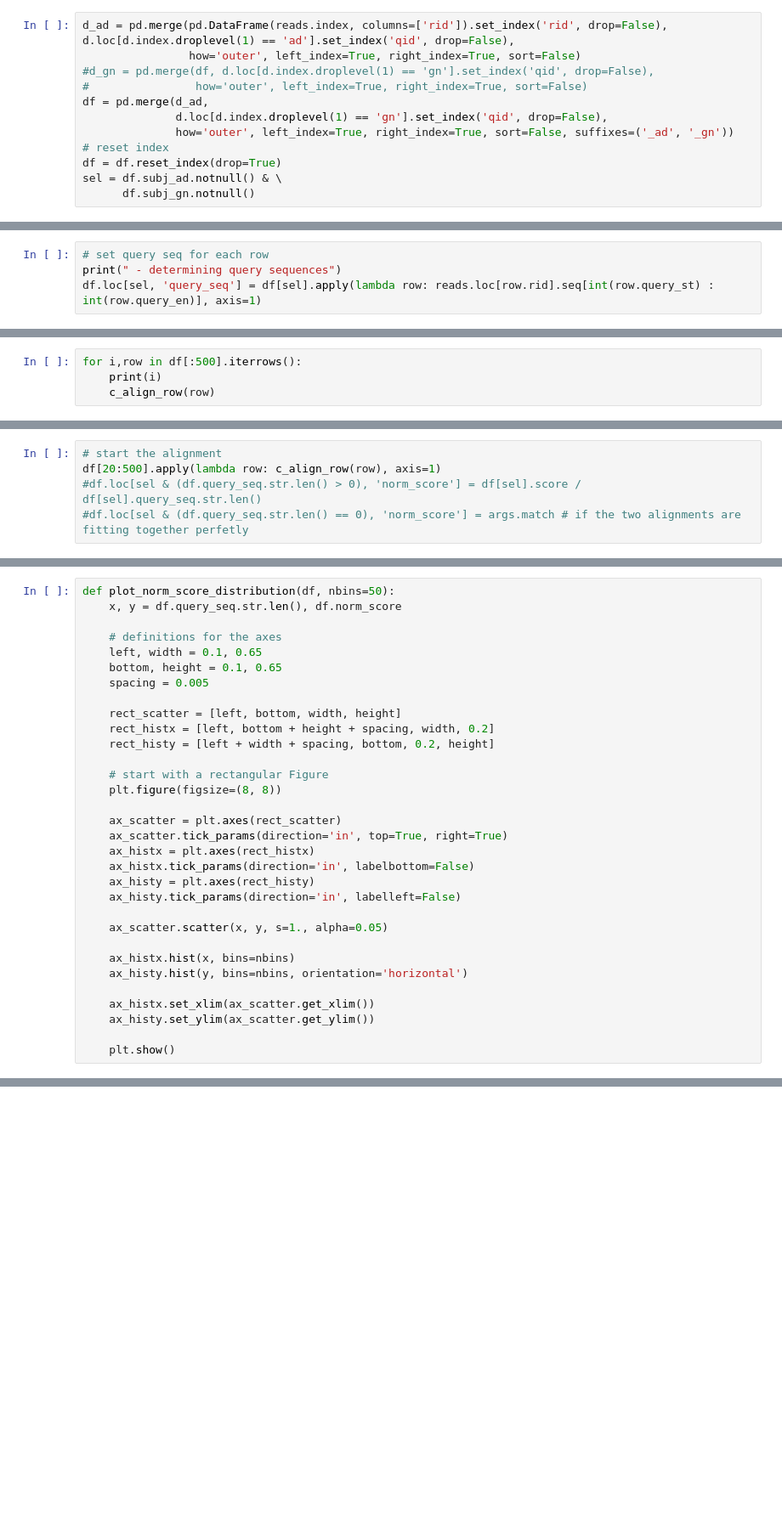
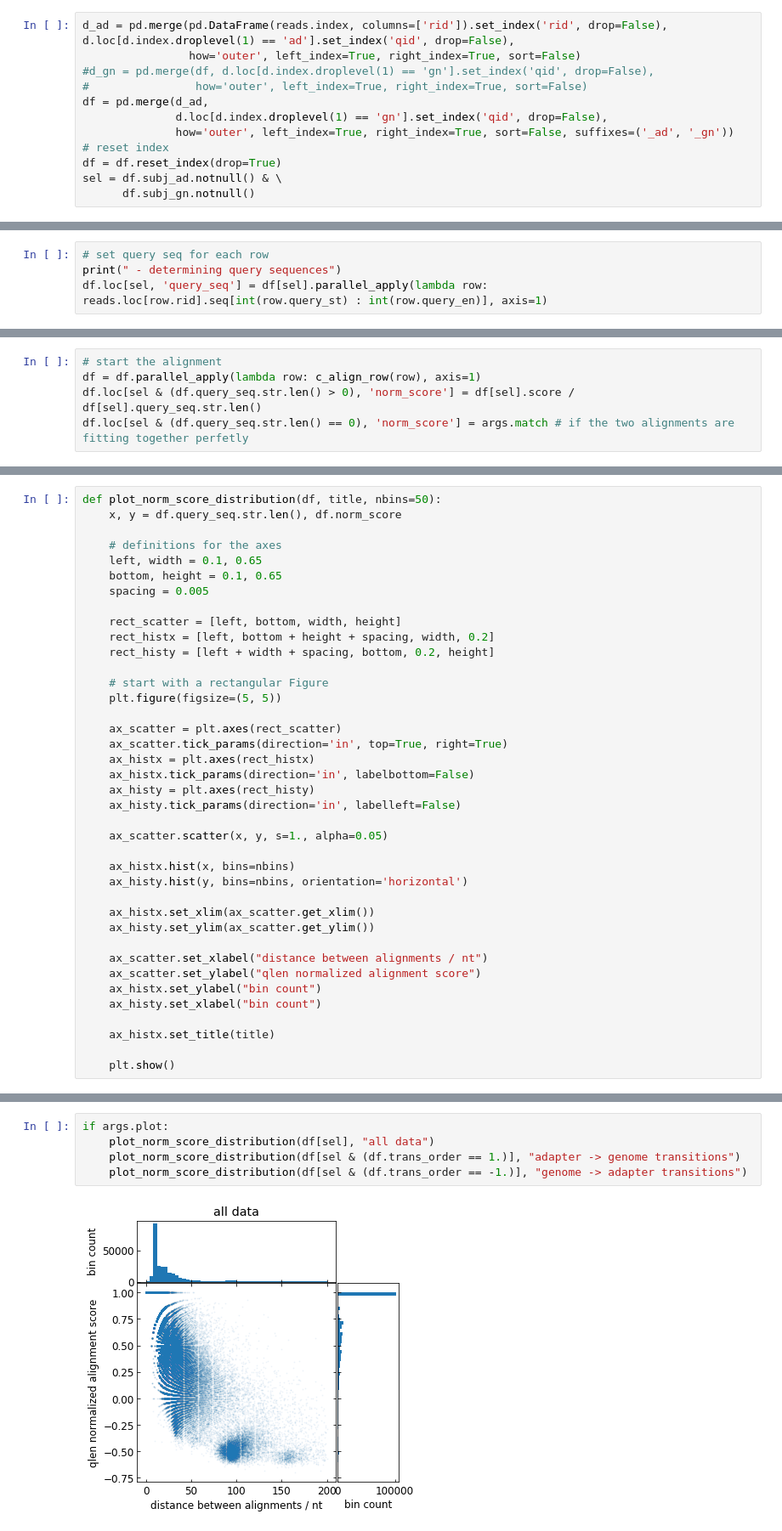
Before and after one commit to MarkusHaak/crossalign, a Jupyter notebook: crossalign-tidy.ipynb, the cells around one changed output, grey strips where cells are left out. Shown at 85% size. Cells and saved outputs as stored; diff of their text form; blank space fills up the shorter version.

Commit message:
working version with data export to binary pickle file

```diff
--- a/crossalign-tidy.ipynb
+++ b/crossalign-tidy.ipynb
@@ -645,4 +699,4 @@ print('{:>11} {:>5.1f} % potential transitions remaining'.format(c, c/len(df)*10
 # %%
 # set query seq for each row
 print(" - determining query sequences")
-df.loc[sel, 'query_seq'] = df[sel].apply(lambda row: reads.loc[row.rid].seq[int(row.query_st) : int(row.query_en)], axis=1)
+df.loc[sel, 'query_seq'] = df[sel].parallel_apply(lambda row: reads.loc[row.rid].seq[int(row.query_st) : int(row.query_en)], axis=1)
@@ -734,4 +805,0 @@ pandarallel.initialize(nb_workers=1, progress_bar=True)
-# %%
-for i,row in df[:500].iterrows():
-    print(i)
-    c_align_row(row)
@@ -762,5 +806,5 @@ c_align_row(df.loc[354])
 # %%
 # start the alignment
-df[20:500].apply(lambda row: c_align_row(row), axis=1)
-#df.loc[sel & (df.query_seq.str.len() > 0), 'norm_score'] = df[sel].score / df[sel].query_seq.str.len()
-#df.loc[sel & (df.query_seq.str.len() == 0), 'norm_score'] = args.match # if the two alignments are fitting together perfetly
+df = df.parallel_apply(lambda row: c_align_row(row), axis=1)
+df.loc[sel & (df.query_seq.str.len() > 0), 'norm_score'] = df[sel].score / df[sel].query_seq.str.len()
+df.loc[sel & (df.query_seq.str.len() == 0), 'norm_score'] = args.match # if the two alignments are fitting together perfetly
@@ -769,5 +822,5 @@ df.loc[sel & (df.query_seq.str.len() == 0), ["query_seq", "ref1", "ref2", "score
 # %%
-def plot_norm_score_distribution(df, nbins=50):
+def plot_norm_score_distribution(df, title, nbins=50):
     x, y = df.query_seq.str.len(), df.norm_score
 
     # definitions for the axes
@@ -780,7 +833,7 @@ def plot_norm_score_distribution(df, nbins=50):
     rect_histy = [left + width + spacing, bottom, 0.2, height]
 
     # start with a rectangular Figure
-    plt.figure(figsize=(8, 8))
+    plt.figure(figsize=(5, 5))
 
     ax_scatter = plt.axes(rect_scatter)
     ax_scatter.tick_params(direction='in', top=True, right=True)
@@ -797,4 +850,11 @@ def plot_norm_score_distribution(df, nbins=50):
     ax_histx.set_xlim(ax_scatter.get_xlim())
     ax_histy.set_ylim(ax_scatter.get_ylim())
 
+    ax_scatter.set_xlabel("distance between alignments / nt")
+    ax_scatter.set_ylabel("qlen normalized alignment score")
+    ax_histx.set_ylabel("bin count")
+    ax_histy.set_xlabel("bin count")
+
+    ax_histx.set_title(title)
+
     plt.show()
@@ -845,0 +861,7 @@ d
+# %%
+if args.plot:
+    plot_norm_score_distribution(df[sel], "all data")
+    plot_norm_score_distribution(df[sel & (df.trans_order == 1.)], "adapter -> genome transitions")
+    plot_norm_score_distribution(df[sel & (df.trans_order == -1.)], "genome -> adapter transitions")
+# %% [output]
+[figure, added]
```
Also changed, not shown: parts of 33 cells of this notebook.
